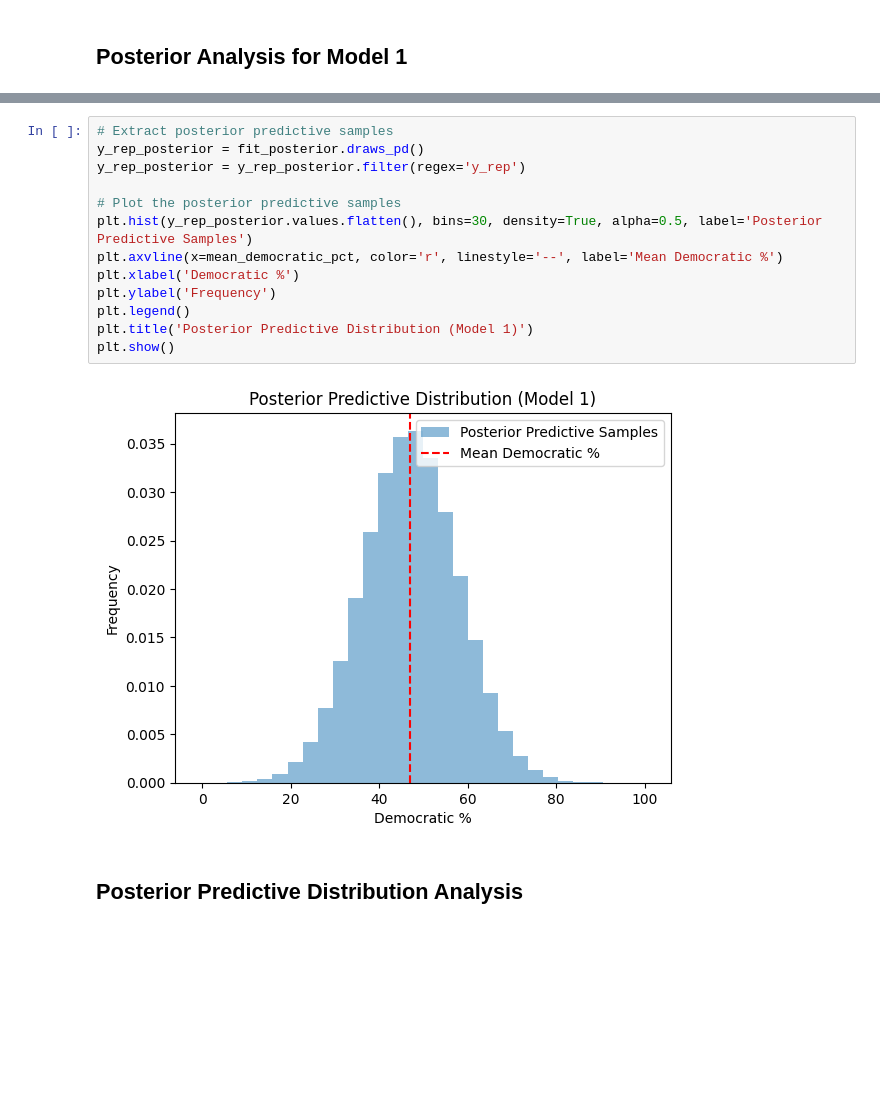
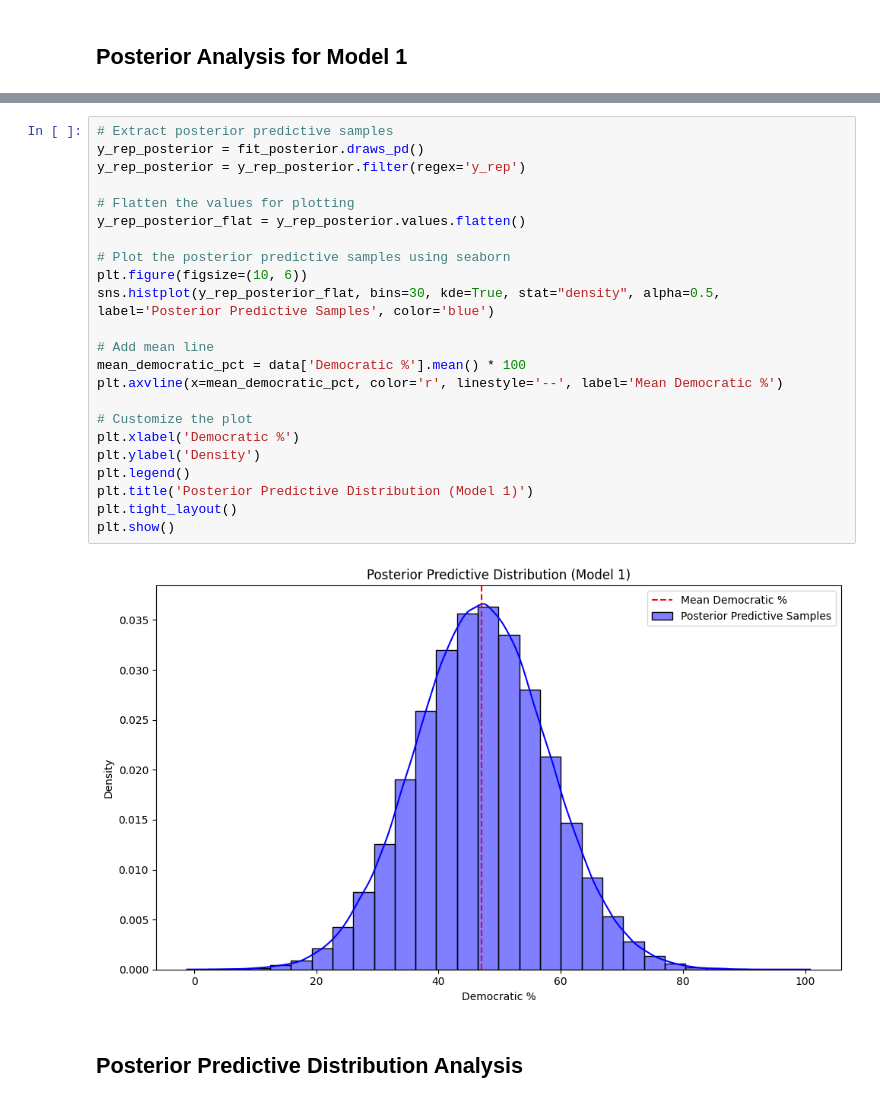
Before and after one commit to SzczypekJ/Predicting-USA-presidential-elections, a Jupyter notebook: first_model.ipynb, the cells around one changed output, grey strips where cells are left out. Drawn from its saved outputs; the diff is of its cells as text; blank space fills up the shorter version.

```diff
--- a/first_model.ipynb
+++ b/first_model.ipynb
@@ -358,18 +259,28 @@ Processing complete, no problems detected.
 # %%
 # Extract posterior predictive samples
 y_rep_posterior = fit_posterior.draws_pd()
 y_rep_posterior = y_rep_posterior.filter(regex='y_rep')
 
-# Plot the posterior predictive samples
-plt.hist(y_rep_posterior.values.flatten(), bins=30, density=True, alpha=0.5, label='Posterior Predictive Samples')
+# Flatten the values for plotting
+y_rep_posterior_flat = y_rep_posterior.values.flatten()
+
+# Plot the posterior predictive samples using seaborn
+plt.figure(figsize=(10, 6))
+sns.histplot(y_rep_posterior_flat, bins=30, kde=True, stat="density", alpha=0.5, label='Posterior Predictive Samples', color='blue')
+
+# Add mean line
+mean_democratic_pct = data['Democratic %'].mean() * 100
 plt.axvline(x=mean_democratic_pct, color='r', linestyle='--', label='Mean Democratic %')
+
+# Customize the plot
 plt.xlabel('Democratic %')
-plt.ylabel('Frequency')
+plt.ylabel('Density')
 plt.legend()
 plt.title('Posterior Predictive Distribution (Model 1)')
+plt.tight_layout()
 plt.show()
 # %% [output]
-[figure, old version]
+[figure, new version]
 # %% [markdown]
 ## Posterior Predictive Distribution Analysis
 # %%
```
Also changed, not shown: parts of 27 cells of this notebook, 3 other files.
